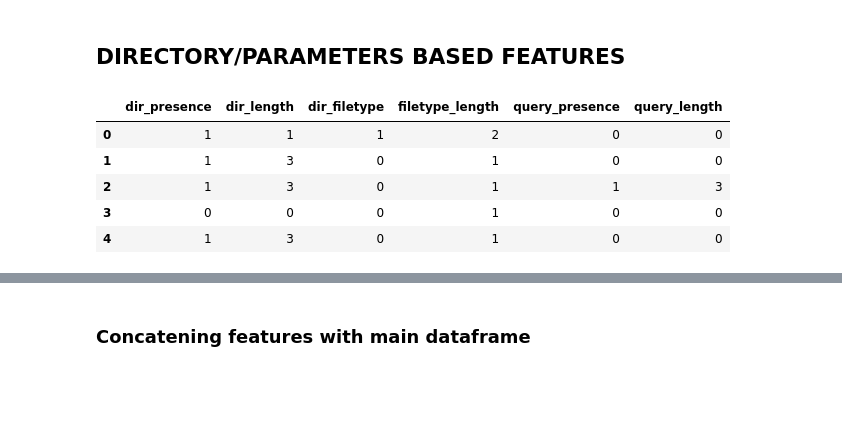
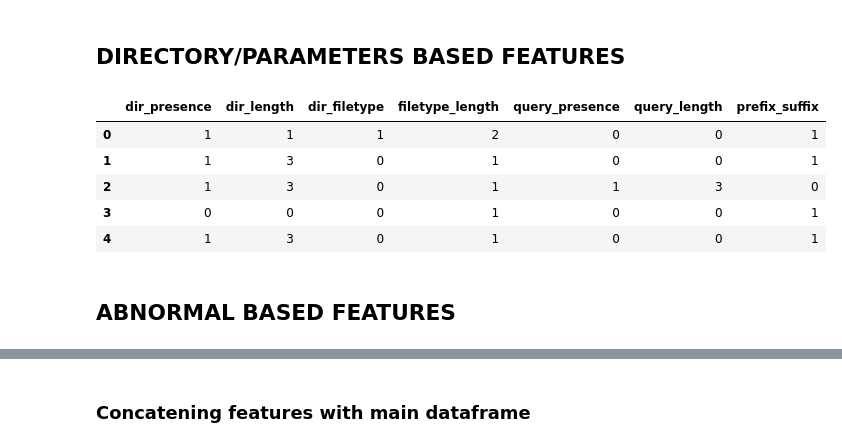
Before and after one commit to devsec-ansh/Phishing-Scam-Detection-Using-Ensemble-Machine-Learning-and-NLP, a Jupyter notebook: Phishing Detection using ML.ipynb, the cells around one changed output, grey strips where cells are left out. Saved outputs shown, nothing was run; the diff lists cells and outputs as text; code cells hidden in the pictures; blank space fills up the shorter version.

```diff
--- a/Phishing Detection using ML.ipynb
+++ b/Phishing Detection using ML.ipynb
@@ -431,6 +427,13 @@ def query_length(url): # 5.length of query string.
         return 2
     else:
         return 3
+
+
+def prefixSuffix(url):
+    if '-' in urlparse(url).netloc:
+        return 0
+    else:
+        return 1
 # %%
 def directoryFeatureExtraction(url,label):
     directory_features = []
@@ -442,24 +445,27 @@ def directoryFeatureExtraction(url,label):
     directory_features.append(dir_ftLength(url)) #4
     directory_features.append(query_presence(url)) #5
     directory_features.append(query_length(url)) #6
+    directory_features.append(prefixSuffix(url)) #6
 
     return directory_features
 # %%
 featuresDirectory = []
 label = 0
 
 for i in range(0, 11430):
     url_value = df['url'][i]
     featuresDirectory.append(directoryFeatureExtraction(url_value,label))
 
-directory_labels = ['dir_presence', 'dir_length', 'dir_filetype','filetype_length', 'query_presence', 'query_length']
+directory_labels = ['dir_presence', 'dir_length', 'dir_filetype','filetype_length', 'query_presence', 'query_length', 'prefix_suffix']
 
 directory_df = pd.DataFrame(featuresDirectory, columns=directory_labels)
 directory_df.head()
 # %% [output]
-|  | dir_presence | dir_length | dir_filetype | filetype_length | query_presence | query_length |
-| 0 | 1 | 1 | 1 | 2 | 0 | 0 |
-| 1 | 1 | 3 | 0 | 1 | 0 | 0 |
-| 2 | 1 | 3 | 0 | 1 | 1 | 3 |
-| 3 | 0 | 0 | 0 | 1 | 0 | 0 |
-| 4 | 1 | 3 | 0 | 1 | 0 | 0 |
+|  | dir_presence | dir_length | dir_filetype | filetype_length | query_presence | query_length | prefix_suffix |
+| 0 | 1 | 1 | 1 | 2 | 0 | 0 | 1 |
+| 1 | 1 | 3 | 0 | 1 | 0 | 0 | 1 |
+| 2 | 1 | 3 | 0 | 1 | 1 | 3 | 0 |
+| 3 | 0 | 0 | 0 | 1 | 0 | 0 | 1 |
+| 4 | 1 | 3 | 0 | 1 | 0 | 0 | 1 |
+# %% [markdown]
+## ABNORMAL BASED FEATURES
```
Also changed, not shown: parts of 49 cells of this notebook.
